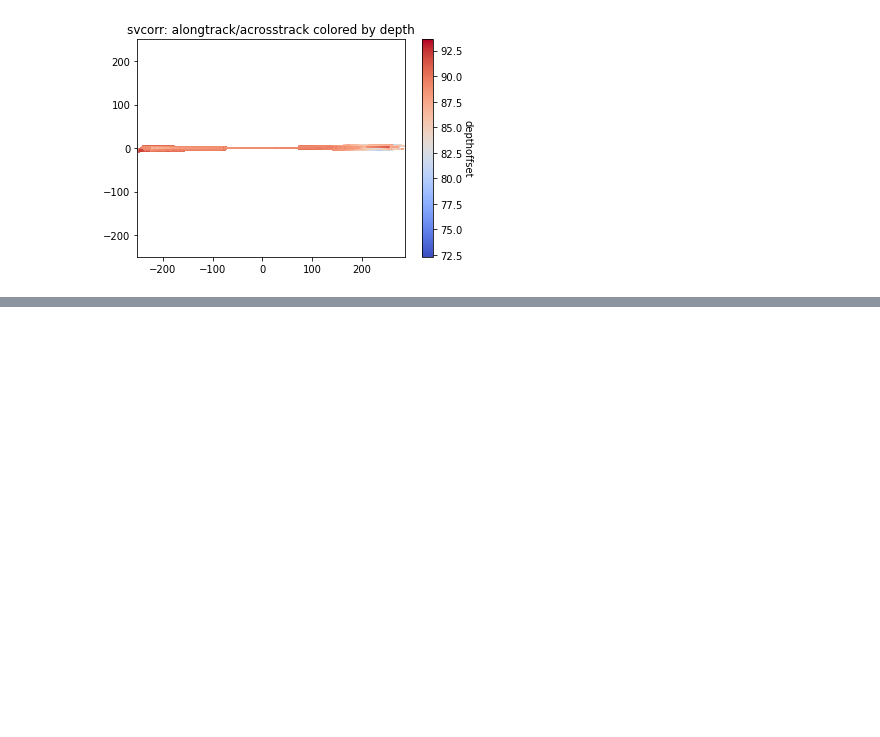
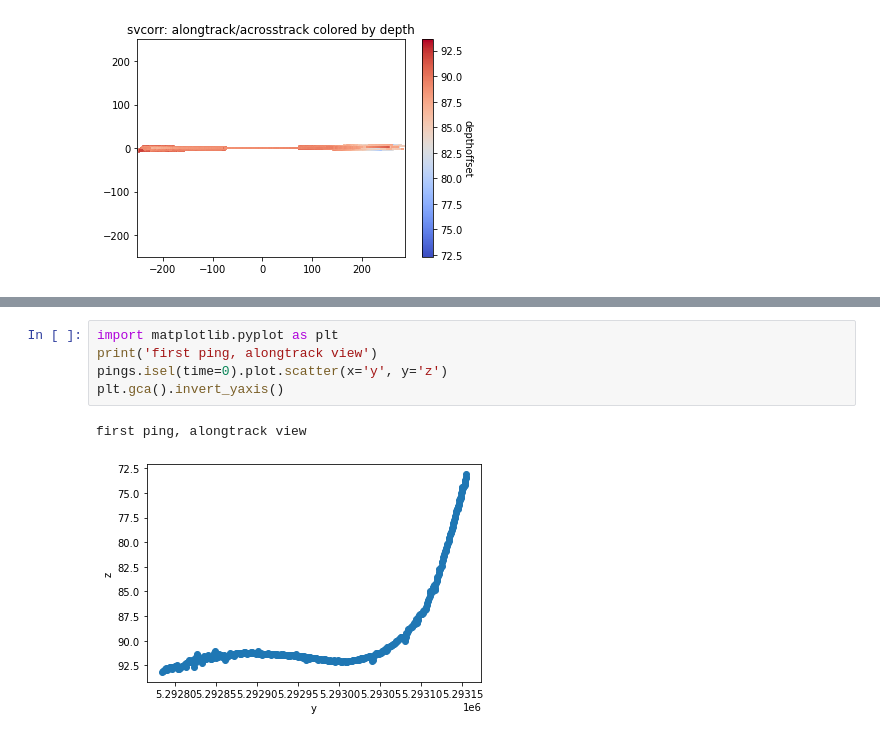
Before and after one commit to noaa-ocs-hydrography/kluster, a Jupyter notebook: notebooks/welcome.ipynb, the cells around one changed output, grey strips where cells are left out. Drawn from its saved outputs; the diff is of its cells as text; blank space fills up the shorter version.

```diff
--- a/notebooks/welcome.ipynb
+++ b/notebooks/welcome.ipynb
@@ -217,0 +283,8 @@ TypeError: reform_2d_vars_across_sectors_at_time() got an unexpected keyword arg
+# %%
+import matplotlib.pyplot as plt
+print('first ping, alongtrack view')
+pings.isel(time=0).plot.scatter(x='y', y='z')
+plt.gca().invert_yaxis()
+# %% [output]
+first ping, alongtrack view
+[figure, added]
```
Also changed, not shown: parts of 13 cells of this notebook.
